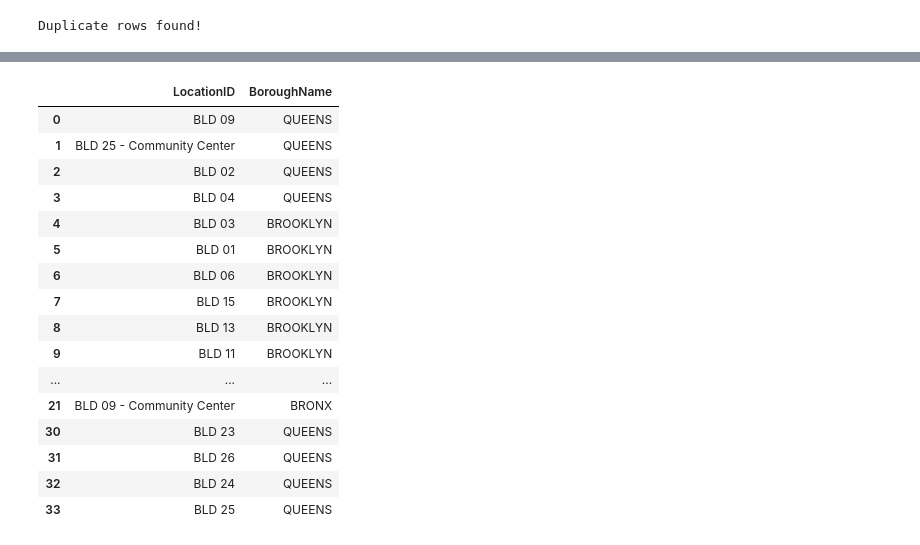
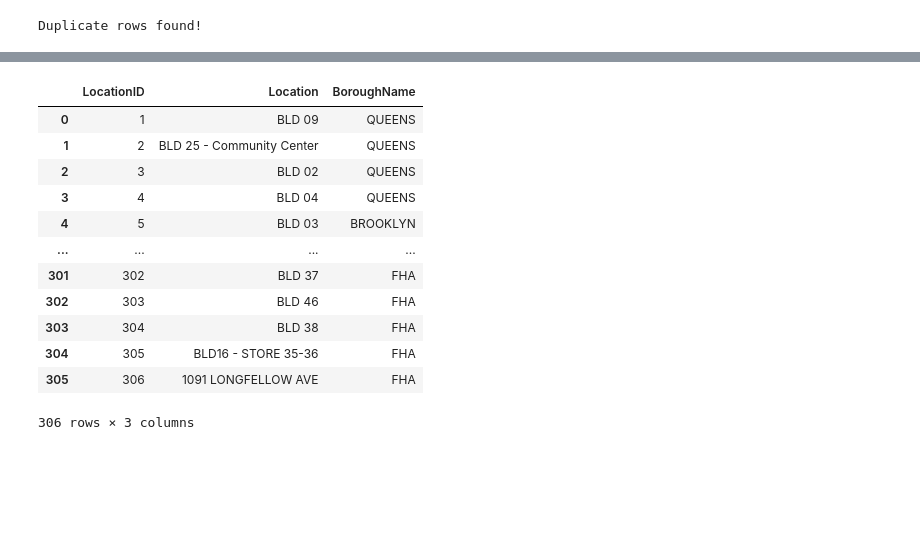
Before and after one commit to sarawexler/water-consumption-evaluation, a Jupyter notebook: scripts/Water_Consumption_ETL.ipynb, the cells around one changed output, grey strips where cells are left out. Cells and saved outputs as stored; diff of their text form; code cells hidden in the pictures; blank space fills up the shorter version.

```diff
--- a/scripts/Water_Consumption_ETL.ipynb
+++ b/scripts/Water_Consumption_ETL.ipynb
@@ -292,37 +367,37 @@ unique_meter_df
 # %%
 # Dim_Location
 unique_locations = consumption_water_df['Location'].unique()
-unique_location_df = pd.DataFrame(unique_locations, columns=['LocationID'])
+unique_location_df = pd.DataFrame(unique_locations, columns=['Location'])
 unique_location_df['BoroughName'] = consumption_water_df['Borough']
-# Assuming Longitude, and Latitude are available in the dataset
-#unique_location_df['Longitude'] = consumption_water_df['Longitude']
-#unique_location_df['Latitude'] = consumption_water_df['Latitude']
 
 # Applying the mapping to create a new column with descriptions
 for column in ['BoroughName']:
     mapping_info = location_mapping[column]
-
+    #unique_location_df[column + '_Description'] = mapping_info['description']
 
 # Filtering out any NA values if necessary
-unique_location_df = unique_location_df.dropna(subset=['BoroughName'])
+#unique_location_df = unique_location_df.dropna(subset=['BoroughName'])
+
+# Add a VendorID column with unique identifiers
+unique_location_df['LocationID'] = range(1, len(unique_location_df) + 1)
+
+new_order = ['LocationID', 'Location', 'BoroughName']
+unique_location_df = unique_location_df[new_order]
+
 
 # Display the resulting dataframe
 unique_location_df
 # %% [output]
-|  | LocationID | BoroughName |
-| 0 | BLD 09 | QUEENS |
-| 1 | BLD 25 - Community Center | QUEENS |
-| 2 | BLD 02 | QUEENS |
-| 3 | BLD 04 | QUEENS |
-| 4 | BLD 03 | BROOKLYN |
-| 5 | BLD 01 | BROOKLYN |
-| 6 | BLD 06 | BROOKLYN |
-| 7 | BLD 15 | BROOKLYN |
-| 8 | BLD 13 | BROOKLYN |
-| 9 | BLD 11 | BROOKLYN |
-| ... | ... | ... |
-| 21 | BLD 09 - Community Center | BRONX |
-| 30 | BLD 23 | QUEENS |
-| 31 | BLD 26 | QUEENS |
-| 32 | BLD 24 | QUEENS |
-| 33 | BLD 25 | QUEENS |
+|  | LocationID | Location | BoroughName |
+| 0 | 1 | BLD 09 | QUEENS |
+| 1 | 2 | BLD 25 - Community Center | QUEENS |
+| 2 | 3 | BLD 02 | QUEENS |
+| 3 | 4 | BLD 04 | QUEENS |
+| 4 | 5 | BLD 03 | BROOKLYN |
+| ... | ... | ... | ... |
+| 301 | 302 | BLD 37 | FHA |
+| 302 | 303 | BLD 46 | FHA |
+| 303 | 304 | BLD 38 | FHA |
+| 304 | 305 | BLD16 - STORE 35-36 | FHA |
+| 305 | 306 | 1091 LONGFELLOW AVE | FHA |
+306 rows × 3 columns
```
Also changed, not shown: parts of 30 cells of this notebook, 1 other file.
